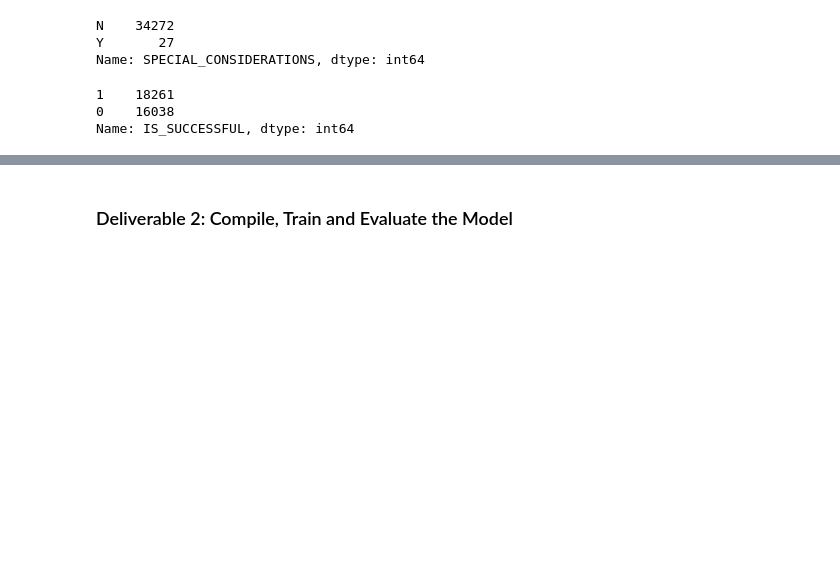
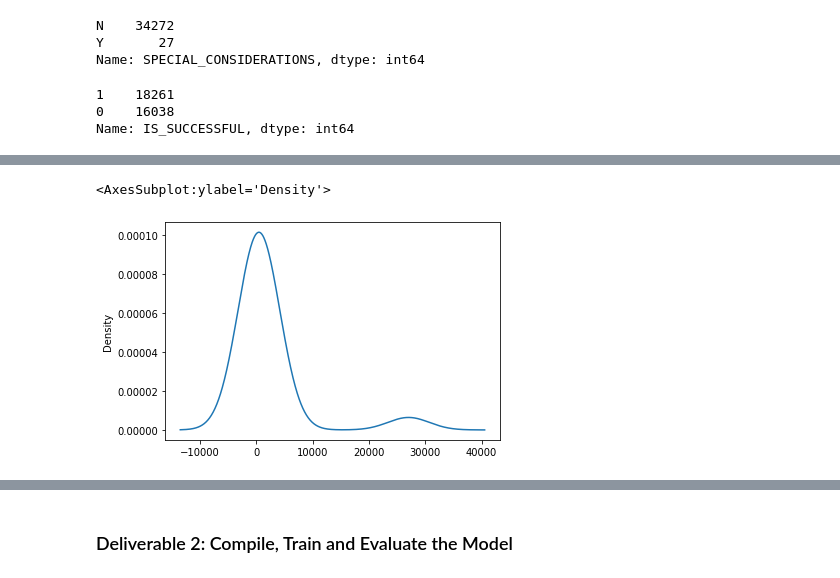
Before and after one commit to pde294/Neural_Network_Charity_Analysis, a Jupyter notebook: AlphabetSoupCharity.ipynb, the cells around one changed output, grey strips where cells are left out. Cells and saved outputs as stored; diff of their text form; code cells hidden in the pictures; blank space fills up the shorter version.

```diff
--- a/AlphabetSoupCharity.ipynb
+++ b/AlphabetSoupCharity.ipynb
@@ -178,4 +178,5 @@ successful_counts
 Name: IS_SUCCESSFUL, dtype: int64
 # %%
 # Look at APPLICATION_TYPE value counts for binning
-#  YOUR CODE GOES HERE
+app_type_counts = application_df.APPLICATION_TYPE.value_counts()
+app_type_counts
@@ -181,0 +202,7 @@ Name: IS_SUCCESSFUL, dtype: int64
+# %%
+# Visualize the value counts of APPLICATION_TYPE
+# Visualize the value counts
+app_type_counts.plot.density()
+# %% [output]
+<AxesSubplot:ylabel='Density'>
+[figure, added]
```
Also changed, not shown: parts of 10 cells of this notebook.
